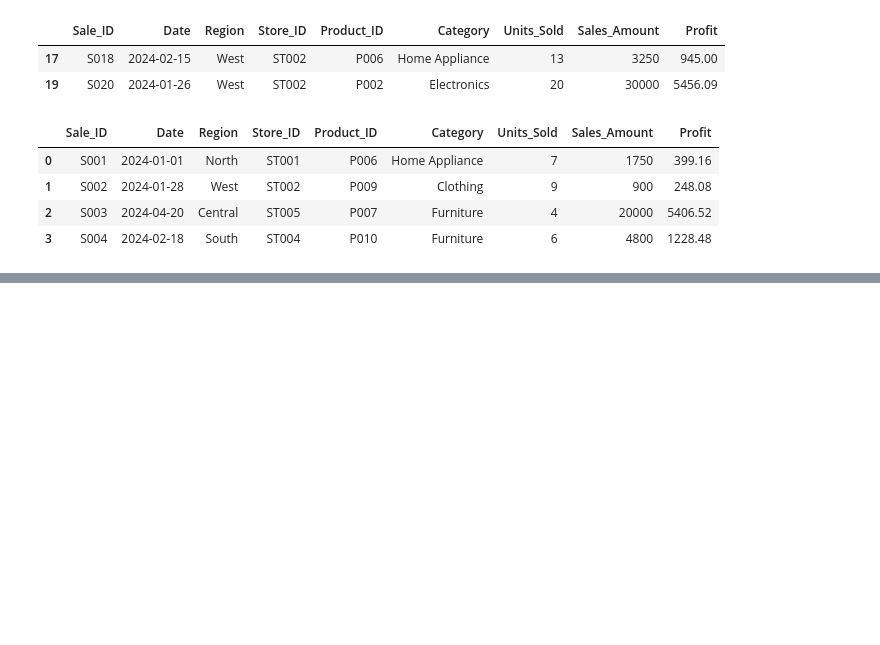
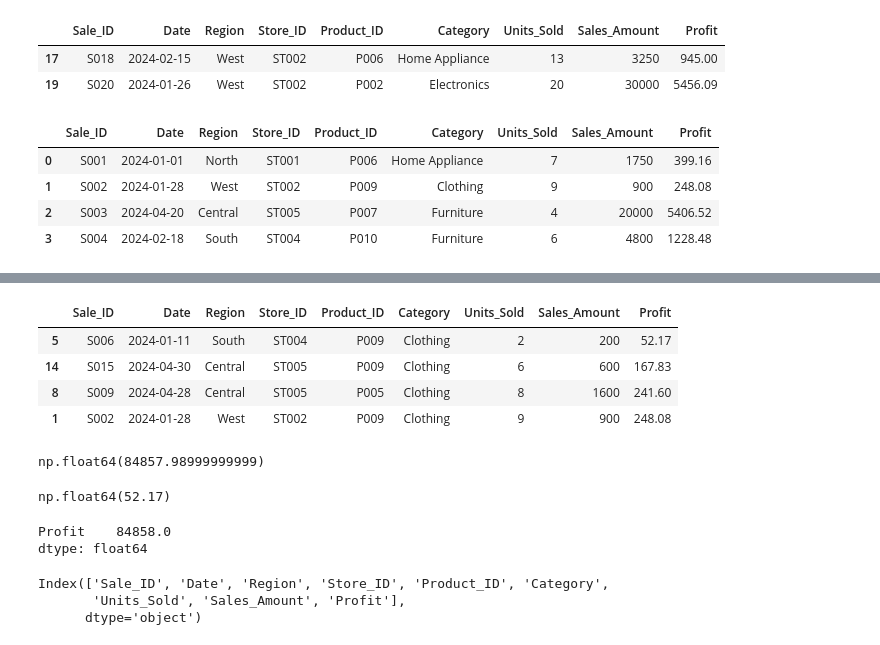
Before and after one commit to neelima225/repository18-3, a Jupyter notebook: datadrma/dataframe.ipynb, the cells around one changed output, grey strips where cells are left out. Cells and saved outputs as stored; diff of their text form; code cells hidden in the pictures; blank space fills up the shorter version.

```diff
--- a/datadrma/dataframe.ipynb
+++ b/datadrma/dataframe.ipynb
@@ -514,0 +541,28 @@ KeyError: 'sales_Amount'
+# %%
+data3.nsmallest( n =4  , columns = "Profit")
+# %% [output]
+|  | Sale_ID | Date | Region | Store_ID | Product_ID | Category | Units_Sold | Sales_Amount | Profit |
+| 5 | S006 | 2024-01-11 | South | ST004 | P009 | Clothing | 2 | 200 | 52.17 |
+| 14 | S015 | 2024-04-30 | Central | ST005 | P009 | Clothing | 6 | 600 | 167.83 |
+| 8 | S009 | 2024-04-28 | Central | ST005 | P005 | Clothing | 8 | 1600 | 241.60 |
+| 1 | S002 | 2024-01-28 | West | ST002 | P009 | Clothing | 9 | 900 | 248.08 |
+# %%
+data3["Profit"].sum()
+# %% [output]
+np.float64(84857.98999999999)
+# %%
+data3["Profit"].min()
+# %% [output]
+np.float64(52.17)
+# %%
+data3.agg( {"Profit": "sum"}) \
+       .round(1)
+# %% [output]
+Profit    84858.0
+dtype: float64
+# %%
+data3.columns
+# %% [output]
+Index(['Sale_ID', 'Date', 'Region', 'Store_ID', 'Product_ID', 'Category',
+       'Units_Sold', 'Sales_Amount', 'Profit'],
+      dtype='object')
```
Also changed, not shown: parts of 12 cells of this notebook.
